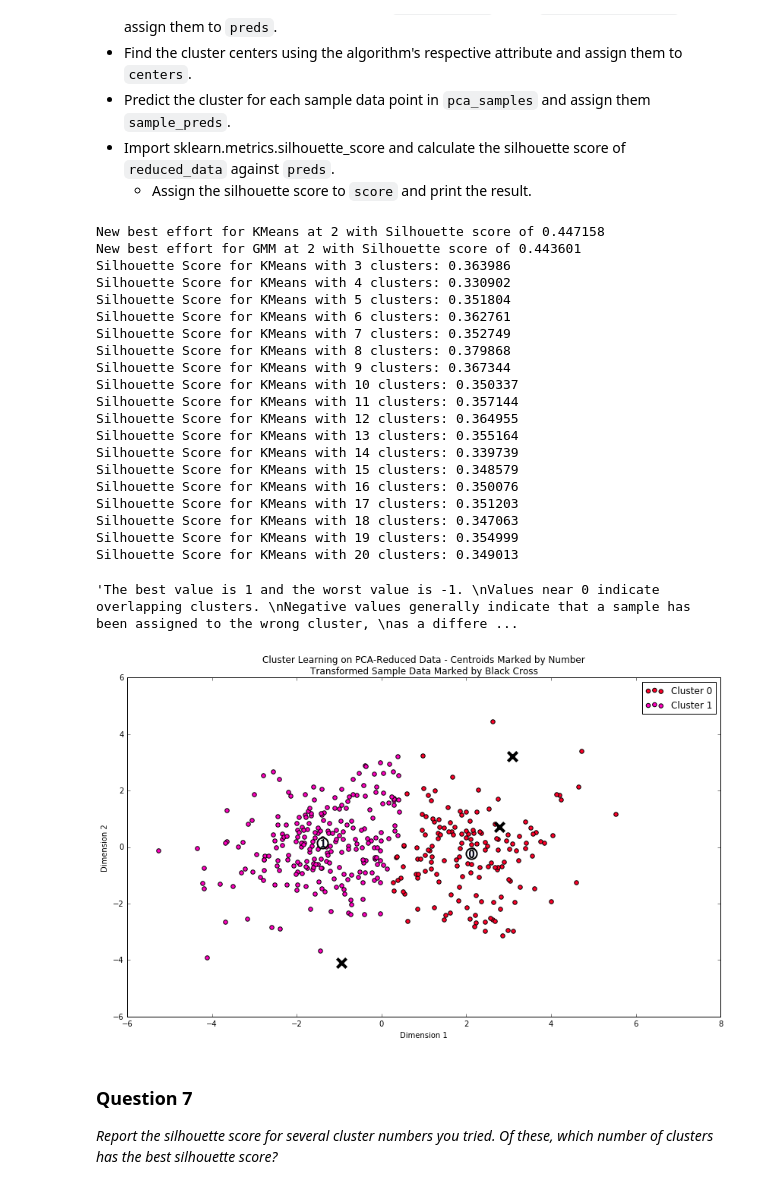
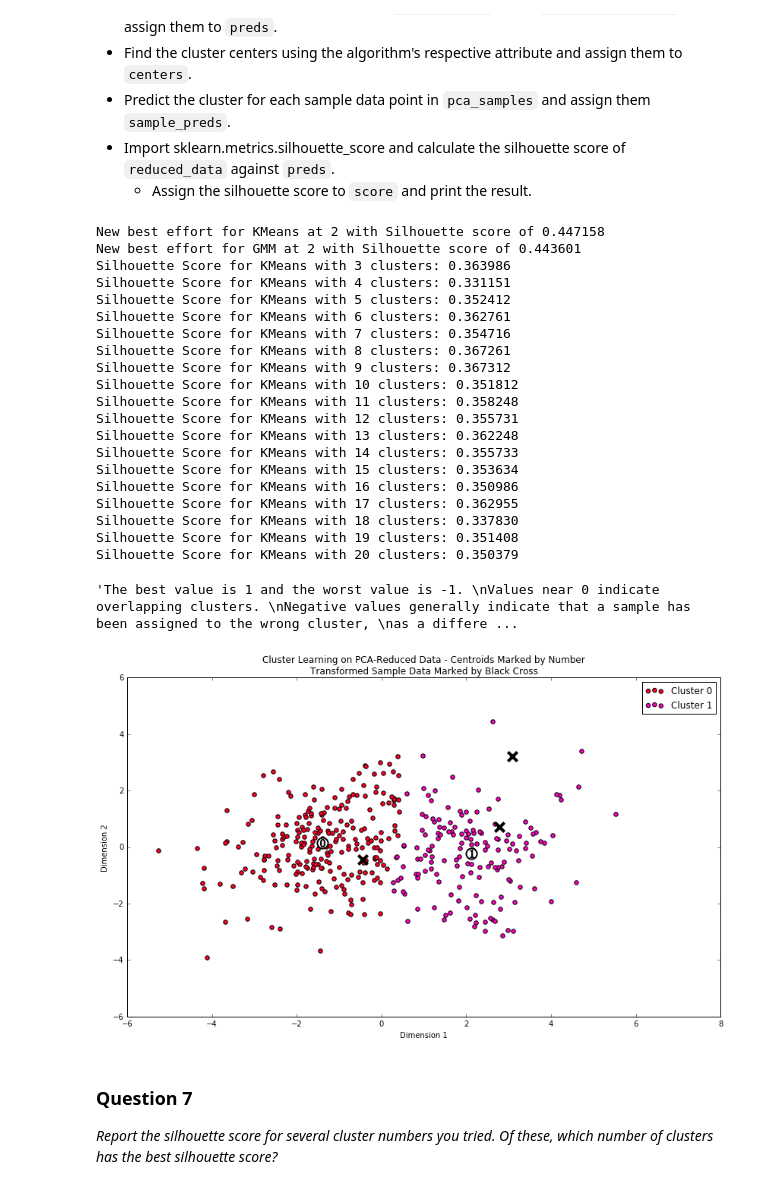
Before and after one commit to wrangel/MLE_customerSegments, a Jupyter notebook: customer_segments.ipynb, the cells around one changed output. Cells and saved outputs as stored; diff of their text form; code cells hidden in the pictures.

```diff
--- a/customer_segments.ipynb
+++ b/customer_segments.ipynb
@@ -57,7 +57,7 @@ display(data.describe())
 To get a better understanding of the customers and how their data will transform through the analysis, it would be best to select a few sample data points and explore them in more detail. In the code block below, add **three** indices of your choice to the `indices` list which will represent the customers to track. It is suggested to try different sets of samples until you obtain customers that vary significantly from one another.
 # %%
 # TODO: Select three indices of your choice you wish to sample from the dataset
-indices = [23, 107, 439]
+indices = [23, 107, 248] ##V2## replace instance 439 by instance 248
 
 # Create a DataFrame of the chosen samples
 samples = pd.DataFrame(data.loc[indices], columns = data.keys()).reset_index(drop = True)
@@ -259,12 +288,24 @@ for feature in log_data.keys():
 
 # OPTIONAL: Select the indices for data points you wish to remove
 #MW# flatten outlier_indices, remove duplicate indices
-outliers  = list(set([idx for sublist in outlier_indices for idx in sublist]))
+outliers_flattened = sorted([idx for sublist in outlier_indices for idx in sublist])
+outliers = sorted(list(set(outliers_flattened)))
 
 # Remove the outliers, if any were specified
 good_data = log_data.drop(log_data.index[outliers]).reset_index(drop = True)
 
-print(sorted([idx for sublist in outlier_indices for idx in sublist]))
+print("\nList of all outliers:")
+print(outliers)
+
+##V2## #MW# create a list with all multivariate outliers
+outliers_count = [len(list(group)) for key, group in groupby(outliers_flattened)]
+outliers_index_count = [i for i in enumerate(outliers_count) if lambda x: x>=2]
+multivariate_outliers_indices = [t[0] for t in outliers_index_count if t[1] >=2]
+multivariate_outliers_count = [t[1] for t in outliers_index_count if t[1] >=2]
+mulitvariate_outliers = [outliers[i] for i in multivariate_outliers_indices]
+
+print("\nList of all multivariate outliers:")
+print(pd.concat([pd.DataFrame(mulitvariate_outliers, columns=['instance']), pd.DataFrame(multivariate_outliers_count, columns=['dimension count'])], axis=1))
 
 pd.scatter_matrix(good_data, alpha = 0.3, figsize = (14,8), diagonal = 'kde');
 # %% [output]
@@ -481,65 +531,67 @@ max_score = max_score_challenger = 0
 
 for k in range(2, 21):  # maximum k = reduced_data.shape[0]-1
     # TODO: Apply your clustering algorithm of choice to the reduced data
-    clusterer = KMeans(n_clusters=k).fit(reduced_data)
-    clusterer_challenger = mixture.GMM(n_components=k).fit(reduced_data)
+    ##V2## introducing random_state
+    clusterer = KMeans(n_clusters=k, random_state=0).fit(reduced_data)
+    clusterer_challenger = mixture.GMM(n_components=k, random_state=0).fit(reduced_data)
 
     # TODO: Predict the cluster for each data point
     preds = clusterer.predict(reduced_data)
     preds_challenger = clusterer_challenger.predict(reduced_data)
 
     # TODO: Find the cluster centers
-    s
+    ##V2## reinstalling the intended center computation
+    centers = clusterer.cluster_centers_
     #centers_challenger = clusterer_challenger.means_
 
     # TODO: Predict the cluster for each transformed sample data point
     sample_preds = clusterer.predict(pca_samples)
 
     # TODO: Calculate the mean silhouette coefficient for the number of clusters chosen
     score = silhouette_score(reduced_data, preds)
     score_challenger = silhouette_score(reduced_data, preds_challenger)
 
     if(score > max_score):
         max_score = score
         print("New best effort for KMeans at %i with Silhouette score of %f" % (k, score))
         rs.cluster_results(reduced_data, preds, centers, pca_samples)
         #MW# providing the best predictions and centers for the plot down the road
         preds_best, centers_best, sample_preds_best = preds, centers, sample_preds
     else:
         print("Silhouette Score for KMeans with %i clusters: %f" % (k, score))
 
     if(score_challenger > max_score_challenger):
         max_score_challenger = score_challenger
         print("New best effort for GMM at %i with Silhouette score of %f" % (k, score_challenger))
 
 '''The best value is 1 and the worst value is -1.
 Values near 0 indicate overlapping clusters.
 Negative values generally indicate that a sample has been assigned to the wrong cluster,
 as a different cluster is more similar
 -- http://scikit-learn.org/stable/modules/generated/sklearn.metrics.silhouette_score.html'''
 # %% [output]
 New best effort for KMeans at 2 with Silhouette score of 0.447158
 New best effort for GMM at 2 with Silhouette score of 0.443601
 Silhouette Score for KMeans with 3 clusters: 0.363986
-Silhouette Score for KMeans with 4 clusters: 0.330902
-Silhouette Score for KMeans with 5 clusters: 0.351804
+Silhouette Score for KMeans with 4 clusters: 0.331151
+Silhouette Score for KMeans with 5 clusters: 0.352412
 Silhouette Score for KMeans with 6 clusters: 0.362761
-Silhouette Score for KMeans with 7 clusters: 0.352749
-Silhouette Score for KMeans with 8 clusters: 0.379868
-Silhouette Score for KMeans with 9 clusters: 0.367344
-Silhouette Score for KMeans with 10 clusters: 0.350337
-Silhouette Score for KMeans with 11 clusters: 0.357144
-Silhouette Score for KMeans with 12 clusters: 0.364955
-Silhouette Score for KMeans with 13 clusters: 0.355164
-Silhouette Score for KMeans with 14 clusters: 0.339739
-Silhouette Score for KMeans with 15 clusters: 0.348579
-Silhouette Score for KMeans with 16 clusters: 0.350076
-Silhouette Score for KMeans with 17 clusters: 0.351203
-Silhouette Score for KMeans with 18 clusters: 0.347063
-Silhouette Score for KMeans with 19 clusters: 0.354999
-Silhouette Score for KMeans with 20 clusters: 0.349013
+Silhouette Score for KMeans with 7 clusters: 0.354716
+Silhouette Score for KMeans with 8 clusters: 0.367261
+Silhouette Score for KMeans with 9 clusters: 0.367312
+Silhouette Score for KMeans with 10 clusters: 0.351812
+Silhouette Score for KMeans with 11 clusters: 0.358248
+Silhouette Score for KMeans with 12 clusters: 0.355731
+Silhouette Score for KMeans with 13 clusters: 0.362248
+Silhouette Score for KMeans with 14 clusters: 0.355733
+Silhouette Score for KMeans with 15 clusters: 0.353634
+Silhouette Score for KMeans with 16 clusters: 0.350986
+Silhouette Score for KMeans with 17 clusters: 0.362955
+Silhouette Score for KMeans with 18 clusters: 0.337830
+Silhouette Score for KMeans with 19 clusters: 0.351408
+Silhouette Score for KMeans with 20 clusters: 0.350379
 'The best value is 1 and the worst value is -1. \nValues near 0 indicate overlapping clusters. \nNegative values generally indicate that a sample has been assigned to the wrong cluster, \nas a differe ...
-[figure, old version]
+[figure, new version]
 # %% [markdown]
 ### Question 7
 *Report the silhouette score for several cluster numbers you tried. Of these, which number of clusters has the best silhouette score?*
```
Also changed, not shown: parts of 21 cells of this notebook.
